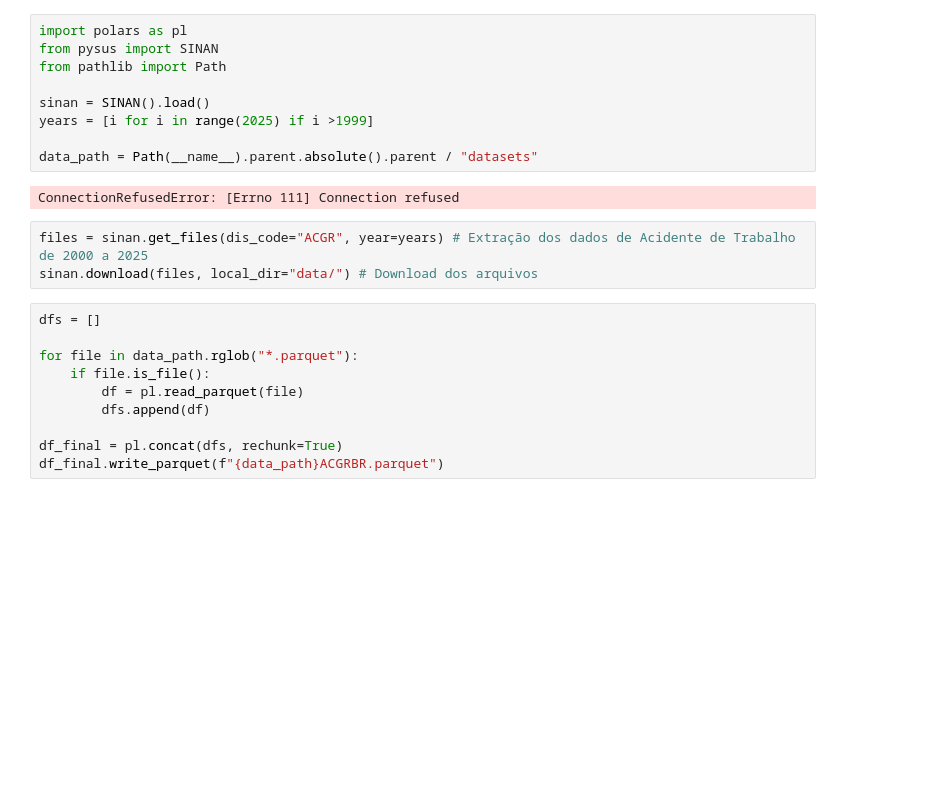
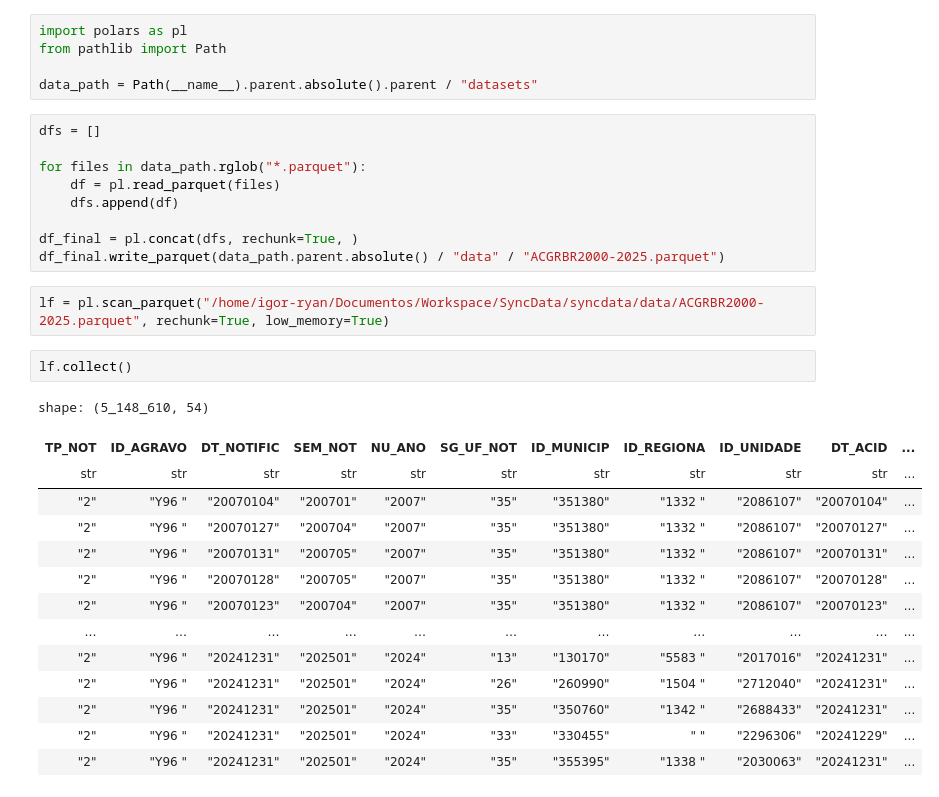
Before and after one commit to Igorryan44/SyncData, a Jupyter notebook: syncdata/processamento/analise.ipynb, the cells around one changed output. Cells and saved outputs as stored; diff of their text form; blank space fills up the shorter version.

```diff
--- a/syncdata/processamento/analise.ipynb
+++ b/syncdata/processamento/analise.ipynb
@@ -1,24 +1,33 @@
 # %%
 import polars as pl
-from pysus import SINAN
 from pathlib import Path
 
-sinan = SINAN().load()
-years = [i for i in range(2025) if i >1999]
-
 data_path = Path(__name__).parent.absolute().parent / "datasets"
-# %% [output]
-ConnectionRefusedError: [Errno 111] Connection refused
-# %%
-files = sinan.get_files(dis_code="ACGR", year=years) # Extração dos dados de Acidente de Trabalho de 2000 a 2025
-sinan.download(files, local_dir="data/") # Download dos arquivos
 # %%
 dfs = []
 
-for file in data_path.rglob("*.parquet"):
-    if file.is_file():
-        df = pl.read_parquet(file)
-        dfs.append(df)
+for files in data_path.rglob("*.parquet"):
+    df = pl.read_parquet(files)
+    dfs.append(df)
 
-df_final = pl.concat(dfs, rechunk=True)
-df_final.write_parquet(f"{data_path}ACGRBR.parquet")
+df_final = pl.concat(dfs, rechunk=True, )
+df_final.write_parquet(data_path.parent.absolute() / "data" / "ACGRBR2000-2025.parquet")
+# %%
+lf = pl.scan_parquet("/home/igor-ryan/Documentos/Workspace/SyncData/syncdata/data/ACGRBR2000-2025.parquet", rechunk=True, low_memory=True)
+# %%
+lf.collect()
+# %% [output]
+shape: (5_148_610, 54)
+| TP_NOT | ID_AGRAVO | DT_NOTIFIC | SEM_NOT | NU_ANO | SG_UF_NOT | ID_MUNICIP | ID_REGIONA | ID_UNIDADE | DT_ACID | ... |
+| str | str | str | str | str | str | str | str | str | str | ... |
+| "2" | "Y96 " | "20070104" | "200701" | "2007" | "35" | "351380" | "1332 " | "2086107" | "20070104" | ... |
+| "2" | "Y96 " | "20070127" | "200704" | "2007" | "35" | "351380" | "1332 " | "2086107" | "20070127" | ... |
+| "2" | "Y96 " | "20070131" | "200705" | "2007" | "35" | "351380" | "1332 " | "2086107" | "20070131" | ... |
+| "2" | "Y96 " | "20070128" | "200705" | "2007" | "35" | "351380" | "1332 " | "2086107" | "20070128" | ... |
+| "2" | "Y96 " | "20070123" | "200704" | "2007" | "35" | "351380" | "1332 " | "2086107" | "20070123" | ... |
+| … | … | … | … | … | … | … | … | … | … | ... |
+| "2" | "Y96 " | "20241231" | "202501" | "2024" | "13" | "130170" | "5583 " | "2017016" | "20241231" | ... |
+| "2" | "Y96 " | "20241231" | "202501" | "2024" | "26" | "260990" | "1504 " | "2712040" | "20241231" | ... |
+| "2" | "Y96 " | "20241231" | "202501" | "2024" | "35" | "350760" | "1342 " | "2688433" | "20241231" | ... |
+| "2" | "Y96 " | "20241231" | "202501" | "2024" | "33" | "330455" | " " | "2296306" | "20241229" | ... |
+| "2" | "Y96 " | "20241231" | "202501" | "2024" | "35" | "355395" | "1338 " | "2030063" | "20241231" | ... |
```
Also changed, not shown: 2 other files.
